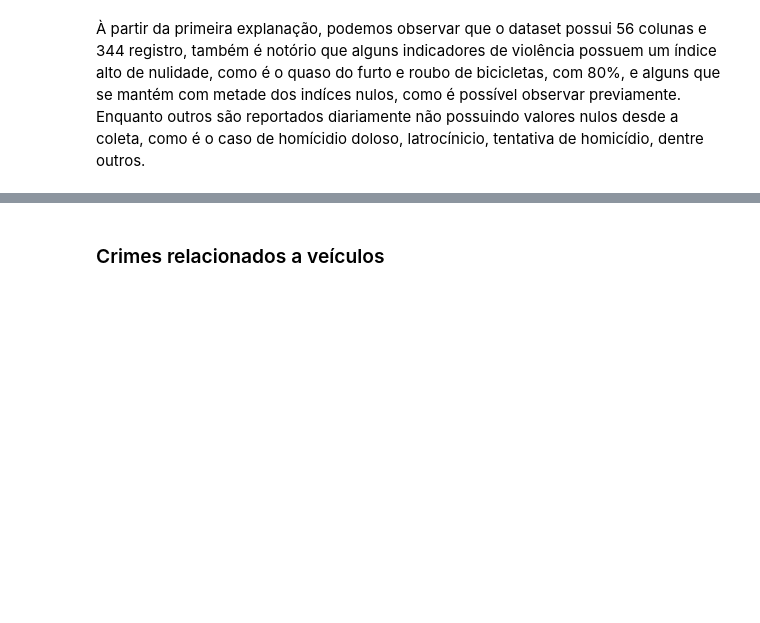
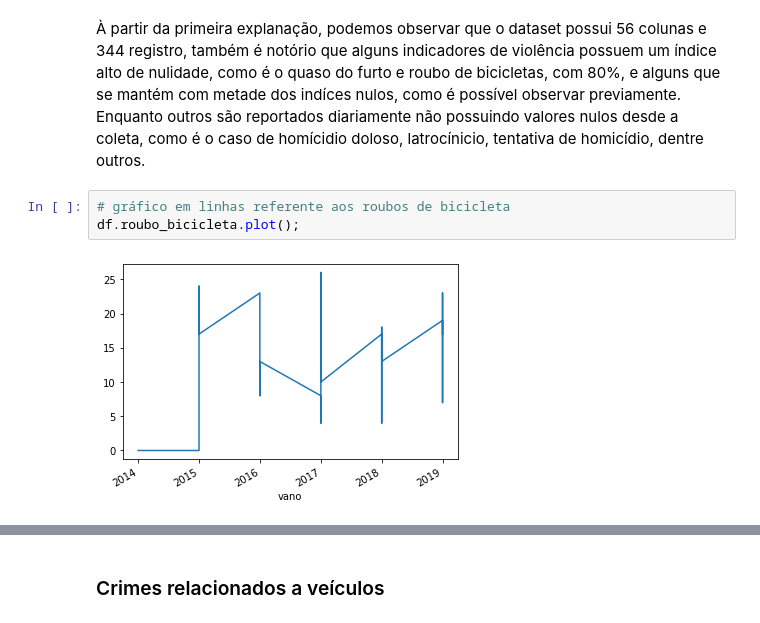
Before and after one commit to danielesantiago/Data-Science, a Jupyter notebook: Análises/Análise da Violência no Rio de Janeiro.ipynb, the cells around one changed output, grey strips where cells are left out. Drawn from its saved outputs; the diff is of its cells as text; blank space fills up the shorter version.

```diff
--- a/Análises/Análise da Violência no Rio de Janeiro.ipynb
+++ b/Análises/Análise da Violência no Rio de Janeiro.ipynb
@@ -116,3 +117,8 @@ roubo_bicicleta               80.23
 dtype: float64
 # %% [markdown]
 À partir da primeira explanação, podemos observar que o dataset possui 56 colunas e 344 registro, também é notório que alguns indicadores de violência possuem um índice alto de nulidade, como é o quaso do furto e roubo de bicicletas, com 80%, e alguns que se mantém com metade dos indíces nulos, como é possível observar previamente. Enquanto outros são reportados diariamente não possuindo valores nulos desde a coleta, como é o caso de homícidio doloso, latrocínicio, tentativa de homicídio, dentre outros.
+# %%
+# gráfico em linhas referente aos roubos de bicicleta
+df.roubo_bicicleta.plot();
+# %% [output]
+[figure, added]
```
Also changed, not shown: parts of 21 cells of this notebook.
